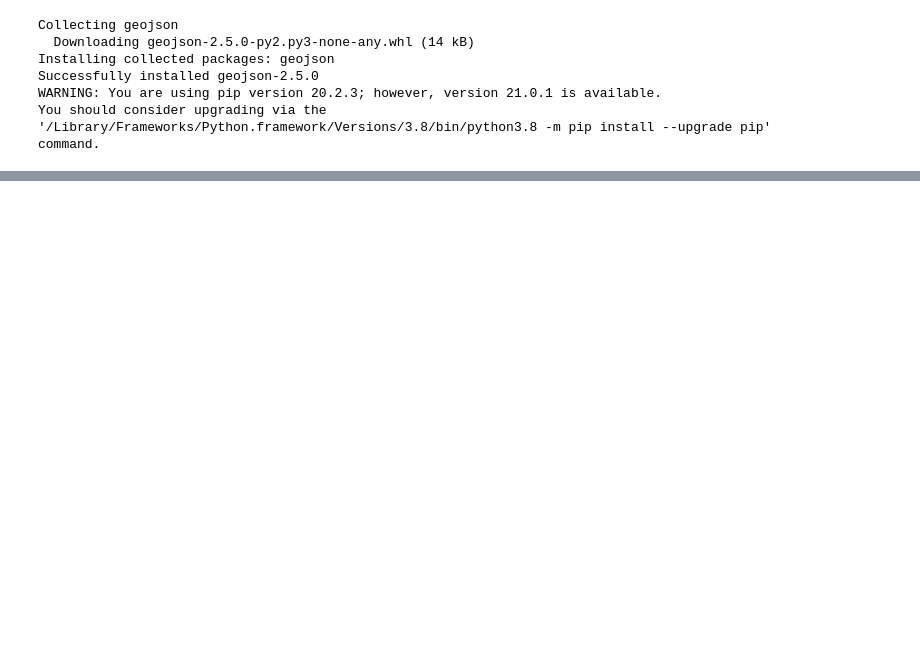
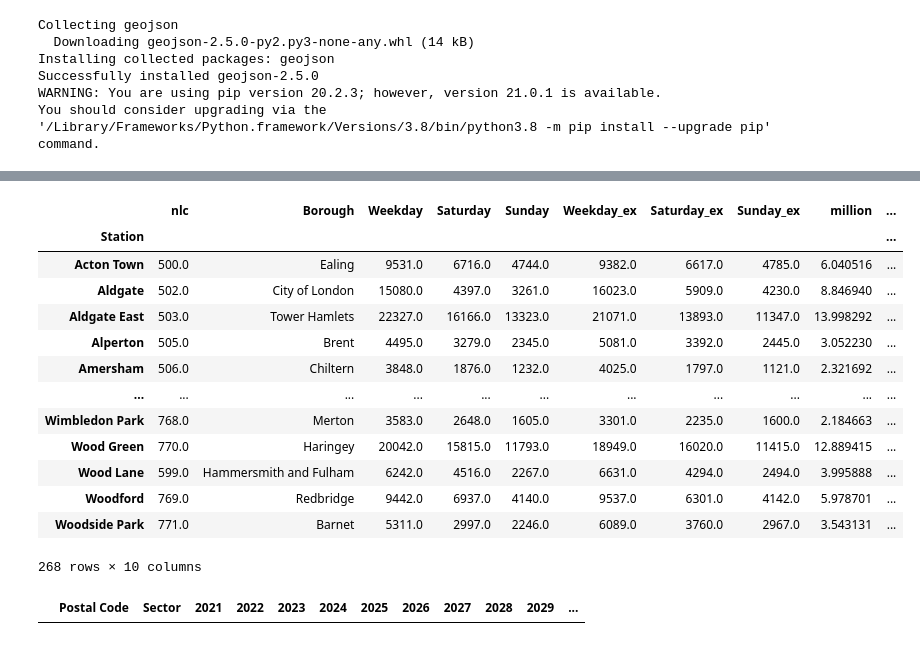
Before and after one commit to eddyholland/Coursera_Capstone, a Jupyter notebook: Untitled.ipynb, the cells around one changed output, grey strips where cells are left out. Cells and saved outputs as stored; diff of their text form; code cells hidden in the pictures; blank space fills up the shorter version.

```diff
--- a/Untitled.ipynb
+++ b/Untitled.ipynb
@@ -46,0 +374,21 @@ ValueError: Expected object or value
+# %%
+pdTFL_Tube_Flows.set_index('Station')
+# %% [output]
+|  | nlc | Borough | Weekday | Saturday | Sunday | Weekday_ex | Saturday_ex | Sunday_ex | million | ... |
+| Station |  |  |  |  |  |  |  |  |  | ... |
+| Acton Town | 500.0 | Ealing | 9531.0 | 6716.0 | 4744.0 | 9382.0 | 6617.0 | 4785.0 | 6.040516 | ... |
+| Aldgate | 502.0 | City of London | 15080.0 | 4397.0 | 3261.0 | 16023.0 | 5909.0 | 4230.0 | 8.846940 | ... |
+| Aldgate East | 503.0 | Tower Hamlets | 22327.0 | 16166.0 | 13323.0 | 21071.0 | 13893.0 | 11347.0 | 13.998292 | ... |
+| Alperton | 505.0 | Brent | 4495.0 | 3279.0 | 2345.0 | 5081.0 | 3392.0 | 2445.0 | 3.052230 | ... |
+| Amersham | 506.0 | Chiltern | 3848.0 | 1876.0 | 1232.0 | 4025.0 | 1797.0 | 1121.0 | 2.321692 | ... |
+| ... | ... | ... | ... | ... | ... | ... | ... | ... | ... | ... |
+| Wimbledon Park | 768.0 | Merton | 3583.0 | 2648.0 | 1605.0 | 3301.0 | 2235.0 | 1600.0 | 2.184663 | ... |
+| Wood Green | 770.0 | Haringey | 20042.0 | 15815.0 | 11793.0 | 18949.0 | 16020.0 | 11415.0 | 12.889415 | ... |
+| Wood Lane | 599.0 | Hammersmith and Fulham | 6242.0 | 4516.0 | 2267.0 | 6631.0 | 4294.0 | 2494.0 | 3.995888 | ... |
+| Woodford | 769.0 | Redbridge | 9442.0 | 6937.0 | 4140.0 | 9537.0 | 6301.0 | 4142.0 | 5.978701 | ... |
+| Woodside Park | 771.0 | Barnet | 5311.0 | 2997.0 | 2246.0 | 6089.0 | 3760.0 | 2967.0 | 3.543131 | ... |
+268 rows × 10 columns
+# %%
+pdConsumerWallet
+# %% [output]
+|  | Postal Code | Sector | 2021 | 2022 | 2023 | 2024 | 2025 | 2026 | 2027 | 2028 | 2029 | ... |
```
Also changed, not shown: parts of 39 cells of this notebook, 3 other files.
